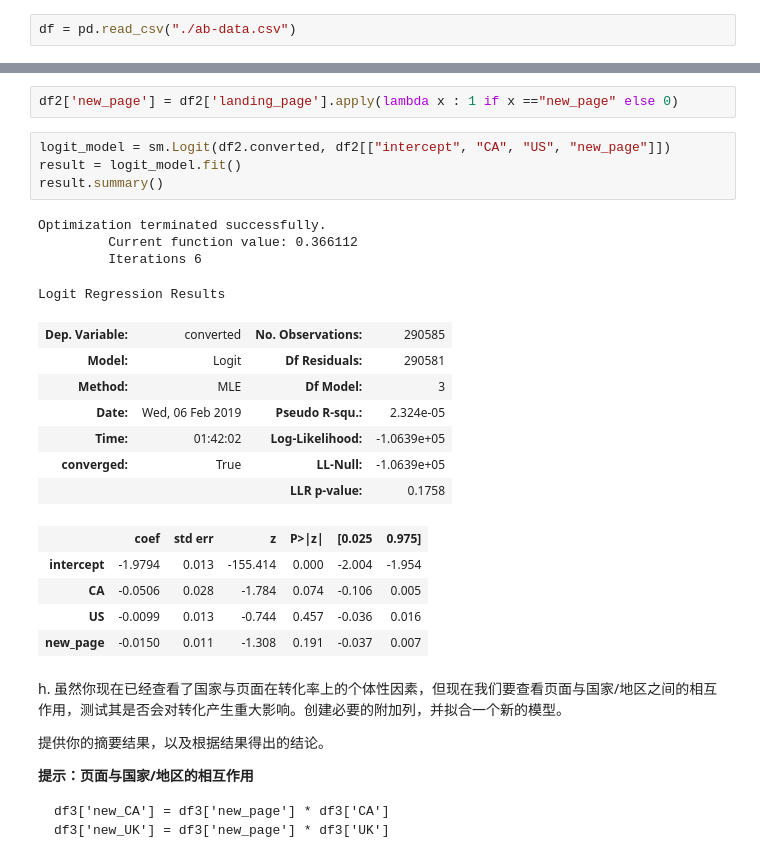
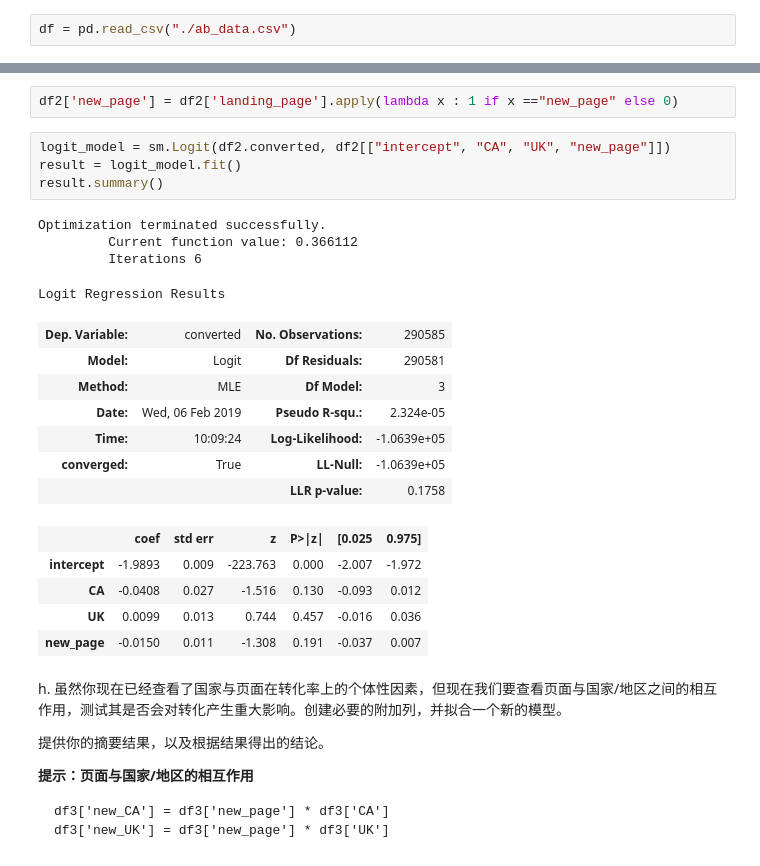
Before and after one commit to ZenRay/DAND_NewProject, a Jupyter notebook: BasicP3_Statistics/analyze-ab-test-results-notebook-zh-0.ipynb, the cells around one changed output, grey strips where cells are left out. Cells and saved outputs as stored; diff of their text form.

```diff
--- a/BasicP3_Statistics/analyze-ab-test-results-notebook-zh-0.ipynb
+++ b/BasicP3_Statistics/analyze-ab-test-results-notebook-zh-0.ipynb
@@ -36,7 +36,7 @@ random.seed(42)
 
 a. 导入数据集，并在这里查看前几行：
 # %%
-df = pd.read_csv("./ab-data.csv")
+df = pd.read_csv("./ab_data.csv")
 # %%
 df.head()
 # %% [output]
@@ -464,25 +458,25 @@ df2[["CA", "UK", "US"]] = pd.get_dummies(df2.country)
 # %%
 df2['new_page'] = df2['landing_page'].apply(lambda x : 1 if x =="new_page" else 0)
 # %%
-logit_model = sm.Logit(df2.converted, df2[["intercept", "CA", "US", "new_page"]])
+logit_model = sm.Logit(df2.converted, df2[["intercept", "CA", "UK", "new_page"]])
 result = logit_model.fit()
 result.summary()
 # %% [output]
 Optimization terminated successfully.
          Current function value: 0.366112
          Iterations 6
 Logit Regression Results
 | Dep. Variable: | converted | No. Observations: | 290585 |
 | Model: | Logit | Df Residuals: | 290581 |
 | Method: | MLE | Df Model: | 3 |
 | Date: | Wed, 06 Feb 2019 | Pseudo R-squ.: | 2.324e-05 |
-| Time: | 01:42:02 | Log-Likelihood: | -1.0639e+05 |
+| Time: | 10:09:24 | Log-Likelihood: | -1.0639e+05 |
 | converged: | True | LL-Null: | -1.0639e+05 |
 |  |  | LLR p-value: | 0.1758 |
 |  | coef | std err | z | P>|z| | [0.025 | 0.975] |
-| intercept | -1.9794 | 0.013 | -155.414 | 0.000 | -2.004 | -1.954 |
-| CA | -0.0506 | 0.028 | -1.784 | 0.074 | -0.106 | 0.005 |
-| US | -0.0099 | 0.013 | -0.744 | 0.457 | -0.036 | 0.016 |
+| intercept | -1.9893 | 0.009 | -223.763 | 0.000 | -2.007 | -1.972 |
+| CA | -0.0408 | 0.027 | -1.516 | 0.130 | -0.093 | 0.012 |
+| UK | 0.0099 | 0.013 | 0.744 | 0.457 | -0.016 | 0.036 |
 | new_page | -0.0150 | 0.011 | -1.308 | 0.191 | -0.037 | 0.007 |
 # %% [markdown]
 h. 虽然你现在已经查看了国家与页面在转化率上的个体性因素，但现在我们要查看页面与国家/地区之间的相互作用，测试其是否会对转化产生重大影响。创建必要的附加列，并拟合一个新的模型。
```
Also changed, not shown: parts of 11 cells of this notebook.
